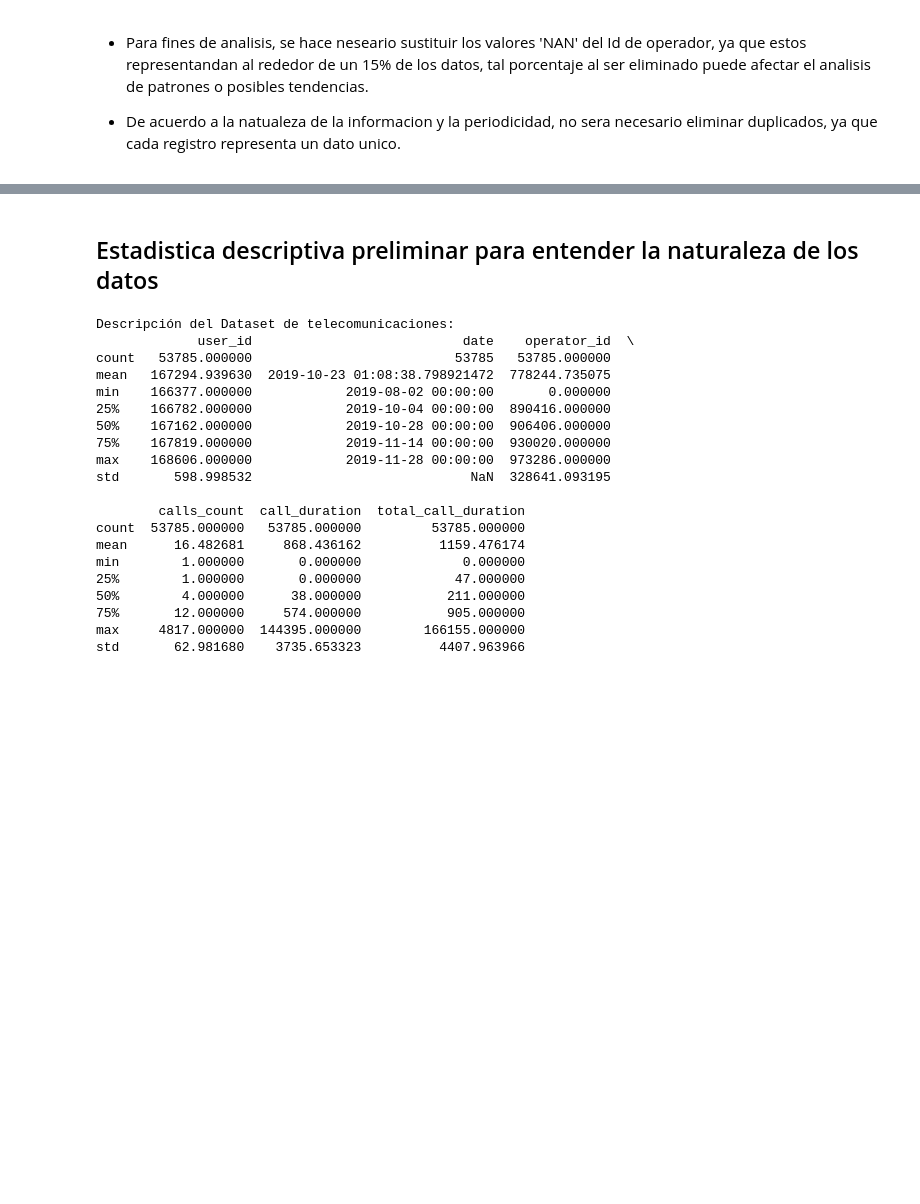
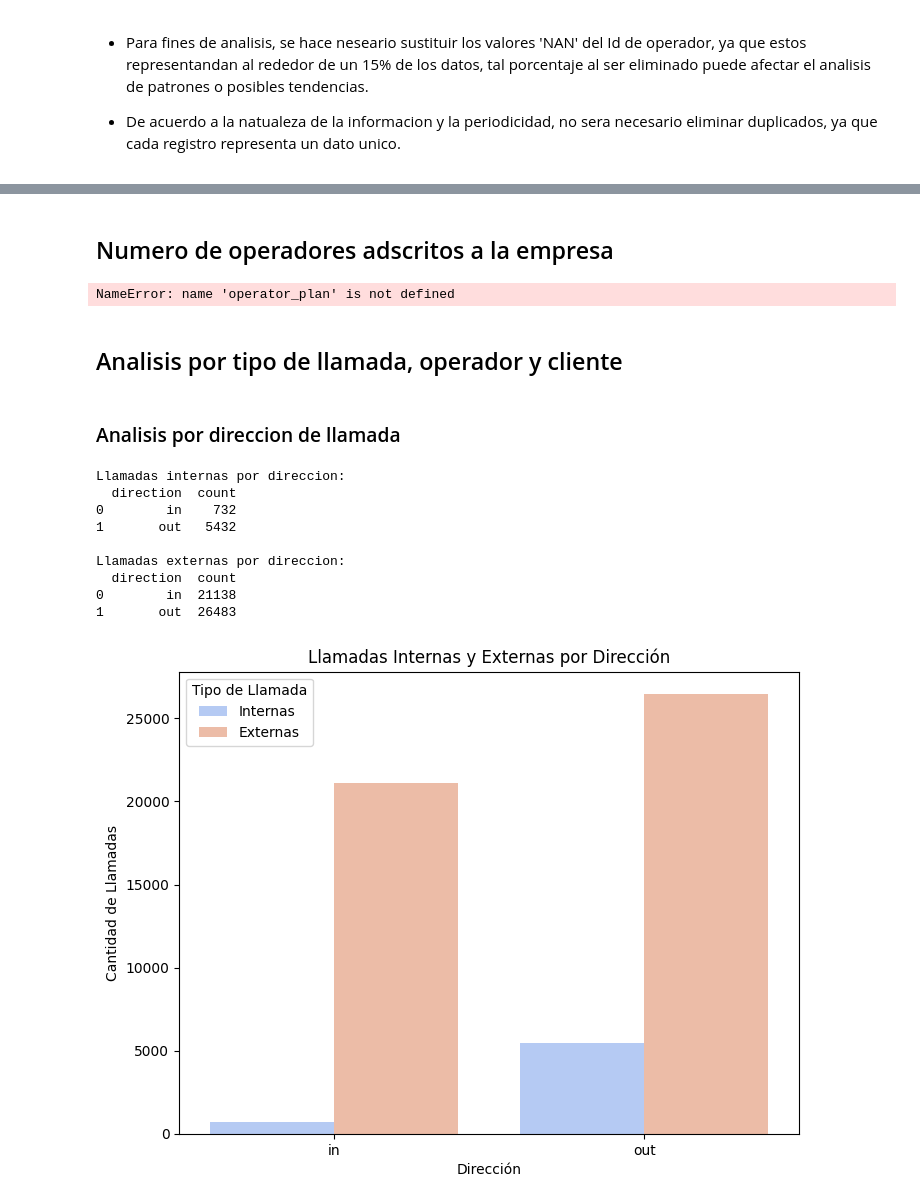
Before and after one commit to DavidRC-Ing/CallMeMaybe-virtual-telephony, a Jupyter notebook: CallMeMaybe virtual telephony.ipynb, the cells around one changed output, grey strips where cells are left out. Cells and saved outputs as stored; diff of their text form; code cells hidden in the pictures; blank space fills up the shorter version.

```diff
--- a/CallMeMaybe virtual telephony.ipynb
+++ b/CallMeMaybe virtual telephony.ipynb
@@ -203,11 +121,10 @@ dataset['date']= pd.to_datetime(dataset['date'], format='%Y-%m-%d')
 dataset = dataset.dropna(subset=['internal'])
 # Para fines de analisis los valores NAN se sustituiran por 0
 dataset['operator_id'] = dataset['operator_id'].fillna(0)
+dataset['operator_id'] = dataset['operator_id'].astype(int)
 
 print(dataset.sample(5))
 
 dataset.info()
-
-print(dataset['operator_id'].nunique())
 # %% [output]
        user_id       date direction internal  operator_id  is_missed_call  \
@@ -253,33 +170,56 @@ Data columns (total 3 columns):
  2   date_start   732 non-null    datetime64[ns]
 dtypes: datetime64[ns](1), int64(1), object(1)
 memory usage: 17.3+ KB
+# %% [markdown]
+## Numero de operadores adscritos a la empresa
+# %%
+# Numero de operadores presentes en los datos
+num_operadores = operator_plan['operator_id'].nunique()
+print(f"Numero de operadores a evaluar: {num_operadores}")
+# %% [output]
+NameError: name 'operator_plan' is not defined
 # %% [markdown]
-## Estadistica descriptiva preliminar para entender la naturaleza de los datos
+## Analisis por tipo de llamada, operador y cliente
+# %% [markdown]
+### Analisis por direccion de llamada
 # %%
-## Estadísticas descriptivas del Dataset de telecomunicaciones
+# Por tipo de llamada
+internal_calls = dataset[dataset['internal']== True]
+external_calls = dataset[dataset['internal']== False]
 
-describe_dataset = dataset.describe()
+internal_calls_count= internal_calls.groupby('direction').size().reset_index(name='count')
+external_calls_count= external_calls.groupby('direction').size().reset_index(name='count')
 
-print("\nDescripción del Dataset de telecomunicaciones:")
-print(describe_dataset)
+print("\nLlamadas internas por direccion:")
+print(internal_calls_count)
+
+print("\nLlamadas externas por direccion:")
+print(external_calls_count)
 # %% [output]
-Descripción del Dataset de telecomunicaciones:
-             user_id                           date    operator_id  \
-count   53785.000000                          53785   53785.000000
-mean   167294.939630  2019-10-23 01:08:38.798921472  778244.735075
-min    166377.000000            2019-08-02 00:00:00       0.000000
-25%    166782.000000            2019-10-04 00:00:00  890416.000000
-50%    167162.000000            2019-10-28 00:00:00  906406.000000
-75%    167819.000000            2019-11-14 00:00:00  930020.000000
-max    168606.000000            2019-11-28 00:00:00  973286.000000
-std       598.998532                            NaN  328641.093195
+Llamadas internas por direccion:
+  direction  count
+0        in    732
+1       out   5432
 
-        calls_count  call_duration  total_call_duration
-count  53785.000000   53785.000000         53785.000000
-mean      16.482681     868.436162          1159.476174
-min        1.000000       0.000000             0.000000
-25%        1.000000       0.000000            47.000000
-50%        4.000000      38.000000           211.000000
-75%       12.000000     574.000000           905.000000
-max     4817.000000  144395.000000        166155.000000
-std       62.981680    3735.653323          4407.963966
+Llamadas externas por direccion:
+  direction  count
+0        in  21138
+1       out  26483
+# %%
+# Combinar los datos de llamadas internas y externas
+internal_calls_count['tipo'] = 'Internas'
+external_calls_count['tipo'] = 'Externas'
+
+# Concatenar ambos DataFrames
+combined_calls = pd.concat([internal_calls_count, external_calls_count], ignore_index=True)
+
+# Crear el gráfico con las 4 barras
+plt.figure(figsize=(8, 6))
+sns.barplot(data=combined_calls, x='direction', y='count', hue='tipo', palette='coolwarm')
+plt.title('Llamadas Internas y Externas por Dirección')
+plt.xlabel('Dirección')
+plt.ylabel('Cantidad de Llamadas')
+plt.legend(title='Tipo de Llamada')
+plt.show()
+# %% [output]
+[figure, added]
```
Also changed, not shown: parts of 54 cells of this notebook.
